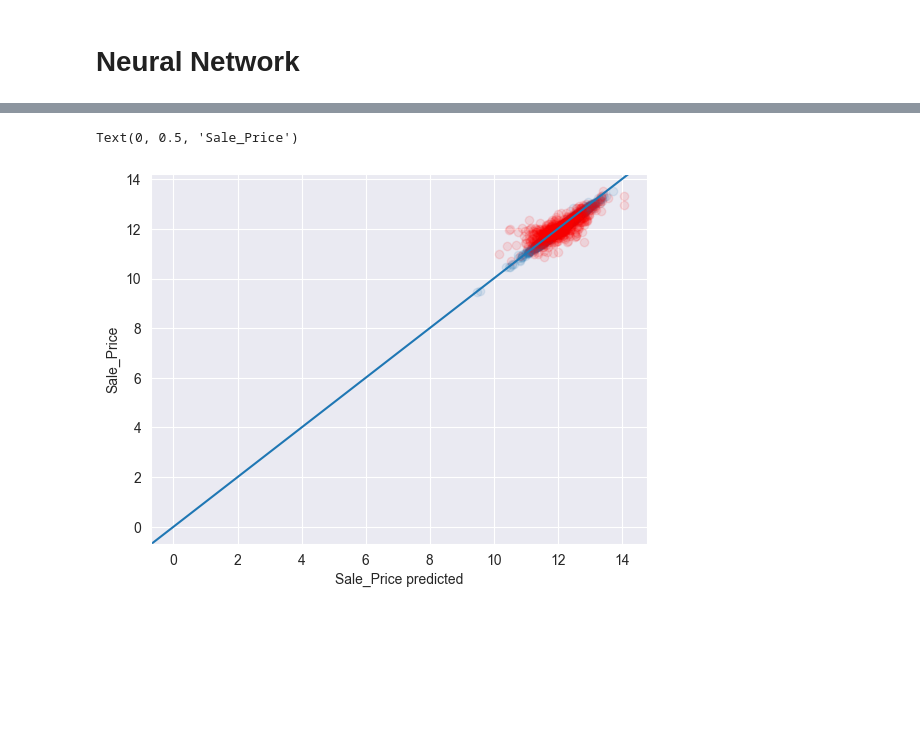
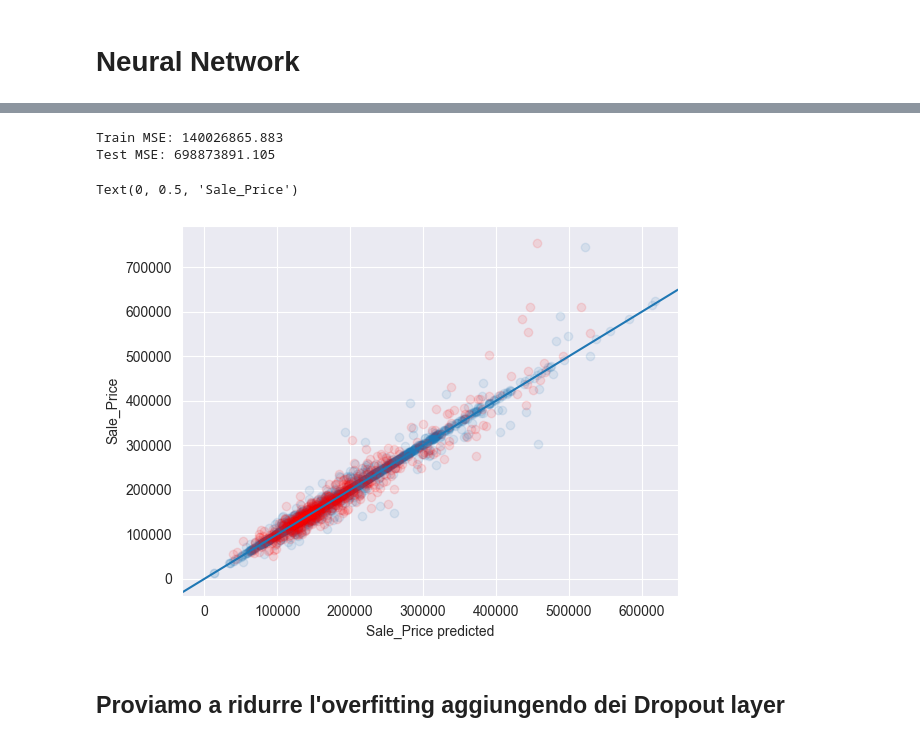
Before and after one commit to davide-tonetto-884585/House-Sale-Price-Prediction, a Jupyter notebook: RegressionModels/NeuralNetwork.ipynb, the cells around one changed output, grey strips where cells are left out. Saved outputs shown, nothing was run; the diff lists cells and outputs as text; code cells hidden in the pictures; blank space fills up the shorter version.

```diff
--- a/RegressionModels/NeuralNetwork.ipynb
+++ b/RegressionModels/NeuralNetwork.ipynb
@@ -17,22 +22,21 @@ X_train.shape, X_test.shape, Y_train.shape, Y_test.shape
 # %% [markdown]
 # Neural Network
 # %%
-from sklearn.preprocessing import StandardScaler
-from keras import optimizers
-
 st = StandardScaler()
 scaled_X_train = st.fit_transform(X_train)
 
 # Model
 model = Sequential()
-model.add(Dense(142, input_dim=142, activation='relu'))
-model.add(Dense(100, activation='relu'))
-model.add(Dense(50, activation='relu'))
+model.add(Dense(200, input_dim=142, activation='sigmoid'))
+model.add(Dense(100, activation='sigmoid'))
+model.add(Dense(50, activation='sigmoid'))
 model.add(Dense(20, activation='relu'))
+model.add(Dense(10, activation='relu'))
 model.add(Dense(1, activation='relu'))
+
 # Compile model
-model.compile(loss='mean_squared_error', optimizer=optimizers.Adam())
+model.compile(loss='mean_squared_error', optimizer=optimizers.Adam(), metrics=['mean_squared_error'])
 
-model.fit(x=scaled_X_train, y=Y_train, epochs=500)
+hist = model.fit(x=scaled_X_train, y=Y_train, epochs=500, validation_split=.2)
 # %% [output]
 Epoch 1/500
@@ -69,13 +90,22 @@ test_pre = model.predict(scaled_X_test)
+# %%
+print("Train MSE: {:.3f}".format((mean_squared_error(y_true=np.exp(Y_train),
+                                                     y_pred=np.exp(train_pre)))))
+
+print("Test MSE: {:.3f}".format((mean_squared_error(y_true=np.exp(Y_test),
+                                                    y_pred=np.exp(test_pre)))))
+# %% [output]
+Train MSE: 140026865.883
+Test MSE: 698873891.105
 # %%
-from matplotlib import pyplot as plt
-
 fig, axs = plt.subplots()
 
-axs.plot(train_pre, Y_train, 'o', alpha=0.1)
-axs.plot(test_pre, Y_test, 'o', alpha=0.1, c="red")
+axs.plot(np.exp(train_pre), np.exp(Y_train), 'o', alpha=0.1)
+axs.plot(np.exp(test_pre), np.exp(Y_test), 'o', alpha=0.1, c="red")
 axs.axline((0, 0), slope=1)
 axs.set_xlabel('Sale_Price predicted')
 axs.set_ylabel('Sale_Price')
 # %% [output]
 Text(0, 0.5, 'Sale_Price')
-[figure, old version]
+[figure, new version]
+# %% [markdown]
+## Proviamo a ridurre l'overfitting aggiungendo dei Dropout layer
```
Also changed, not shown: parts of 16 cells of this notebook.
